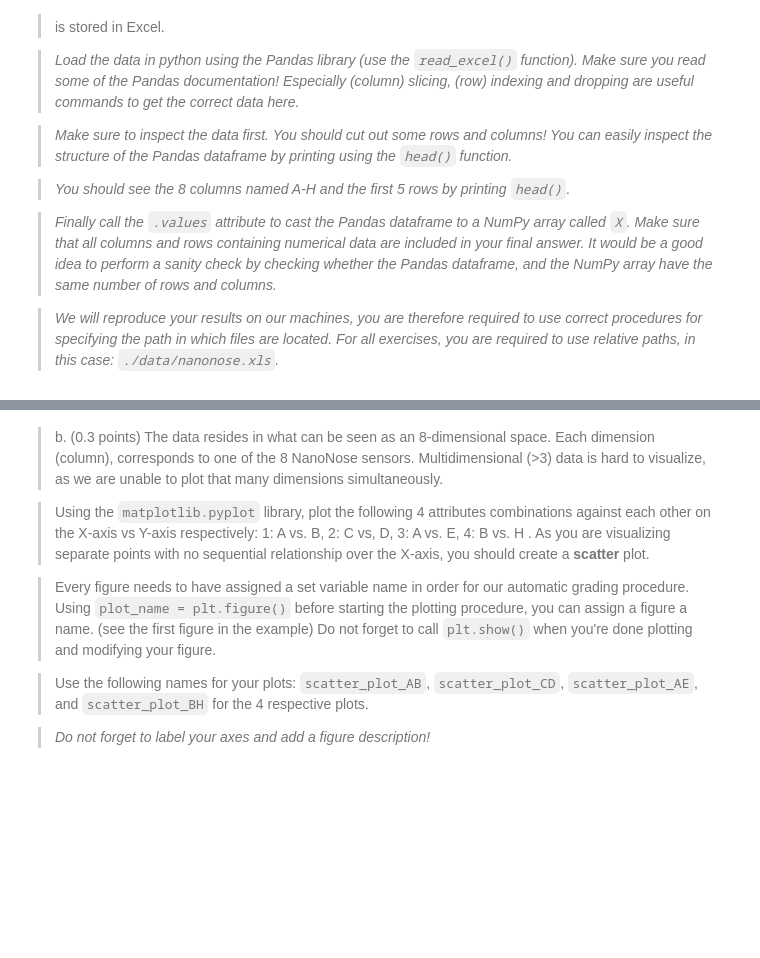
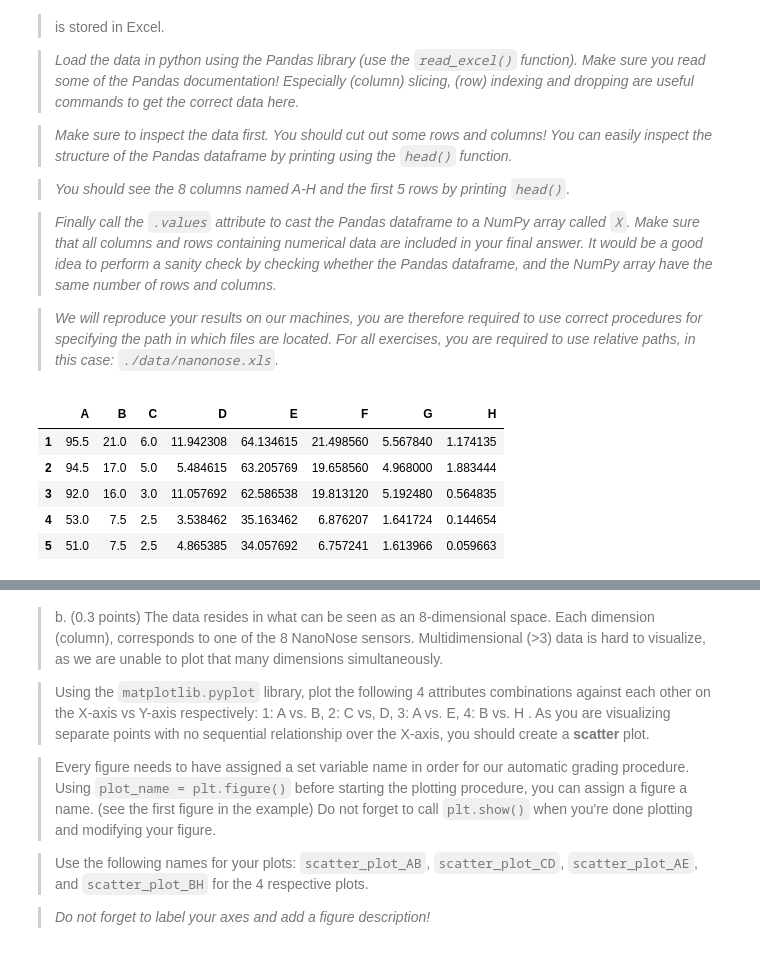
Before and after one commit to marisgg/data-mining, a Jupyter notebook: assignment_1/assignment_1/assignment_1.ipynb, the cells around one changed output, grey strips where cells are left out. Drawn from its saved outputs; the diff is of its cells as text; code cells hidden in the pictures; blank space fills up the shorter version.

```diff
--- a/assignment_1/assignment_1/assignment_1.ipynb
+++ b/assignment_1/assignment_1/assignment_1.ipynb
@@ -391,20 +456,28 @@ The data used in this exercise is based on data from a chemical sensor obtained
 # %%
 # YOUR CODE HERE
 import pandas as pd
 import os
 # print(os.getcwd())
 excel = pd.read_excel("../data/nanonose.xls")
 # excel.drop("Unnamed: 2")
 # print(type(excel))
 excel.drop(excel.columns[2], axis=1, inplace=True)
 excel.drop(excel.index[0], inplace=True)
 excel.rename(columns = {'Nanonose':'Sample type','Unnamed: 1': 'Concentration'}, inplace = True)
+excel.dropna(inplace=True)
 matrix = excel.drop(['Concentration', 'Sample type'], axis=1)
 X = matrix.values
-print(X)
+matrix.head()
 # matrix.head()
 # excel.isnull().values.any()
 # print(X.shape() == excel.shape())
+# %% [output]
+|  | A | B | C | D | E | F | G | H |
+| 1 | 95.5 | 21.0 | 6.0 | 11.942308 | 64.134615 | 21.498560 | 5.567840 | 1.174135 |
+| 2 | 94.5 | 17.0 | 5.0 | 5.484615 | 63.205769 | 19.658560 | 4.968000 | 1.883444 |
+| 3 | 92.0 | 16.0 | 3.0 | 11.057692 | 62.586538 | 19.813120 | 5.192480 | 0.564835 |
+| 4 | 53.0 | 7.5 | 2.5 | 3.538462 | 35.163462 | 6.876207 | 1.641724 | 0.144654 |
+| 5 | 51.0 | 7.5 | 2.5 | 4.865385 | 34.057692 | 6.757241 | 1.613966 | 0.059663 |
 # %%
 """Checks whether 1.2.1.a output is correct"""
 """DO NOT MODIFY THIS CELL"""
```
Also changed, not shown: parts of 31 cells of this notebook, 2 other files.
